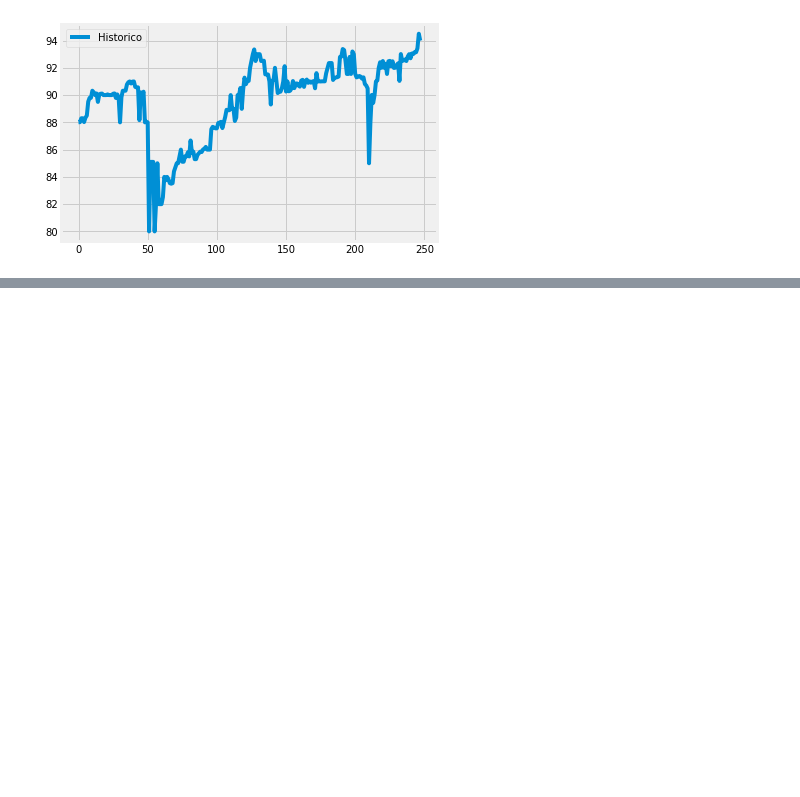
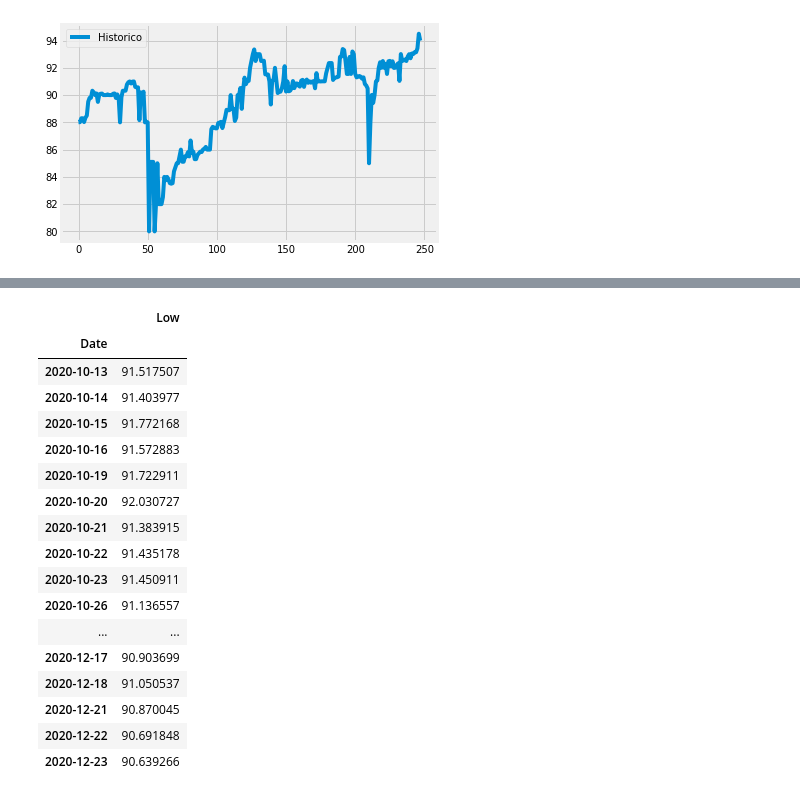
Before and after one commit to renatoreggiani/trAIding, a Jupyter notebook: python-ai-trading-pedro.ipynb, the cells around one changed output, grey strips where cells are left out. Saved outputs shown, nothing was run; the diff lists cells and outputs as text; code cells hidden in the pictures; blank space fills up the shorter version.

```diff
--- a/python-ai-trading-pedro.ipynb
+++ b/python-ai-trading-pedro.ipynb
@@ -152,7 +201,26 @@ arima_model.summary()
 # %%
-prd = pd.DataFrame(arima_model.predict(n_periods=20), index=test.index)
+prd = pd.DataFrame(arima_model.predict(n_periods=50), index=test.index)
 prd.columns = ['Low']
 prd
+# %% [output]
+|  | Low |
+| Date |  |
+| 2020-10-13 | 91.517507 |
+| 2020-10-14 | 91.403977 |
+| 2020-10-15 | 91.772168 |
+| 2020-10-16 | 91.572883 |
+| 2020-10-19 | 91.722911 |
+| 2020-10-20 | 92.030727 |
+| 2020-10-21 | 91.383915 |
+| 2020-10-22 | 91.435178 |
+| 2020-10-23 | 91.450911 |
+| 2020-10-26 | 91.136557 |
+| ... | ... |
+| 2020-12-17 | 90.903699 |
+| 2020-12-18 | 91.050537 |
+| 2020-12-21 | 90.870045 |
+| 2020-12-22 | 90.691848 |
+| 2020-12-23 | 90.639266 |
 # %%
 plt.figure(figsize=(8,5))
 plt.plot(train, label="treino")
```
Also changed, not shown: parts of 13 cells of this notebook, 4 other files.
